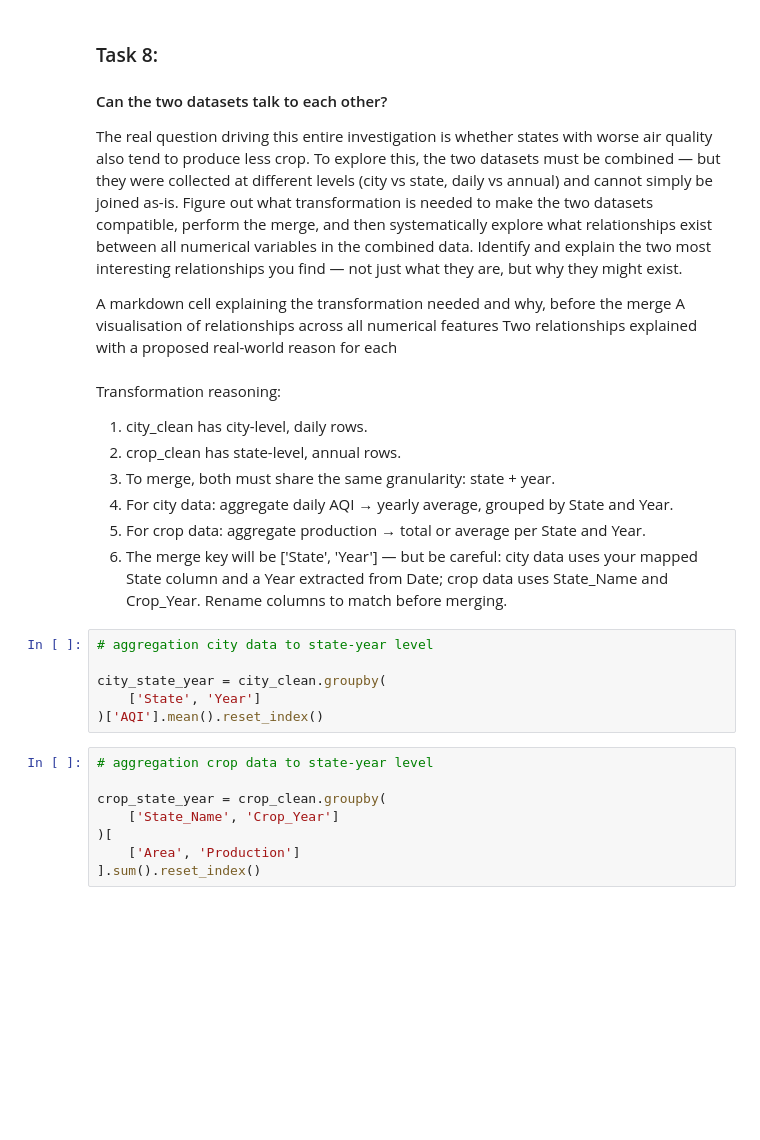
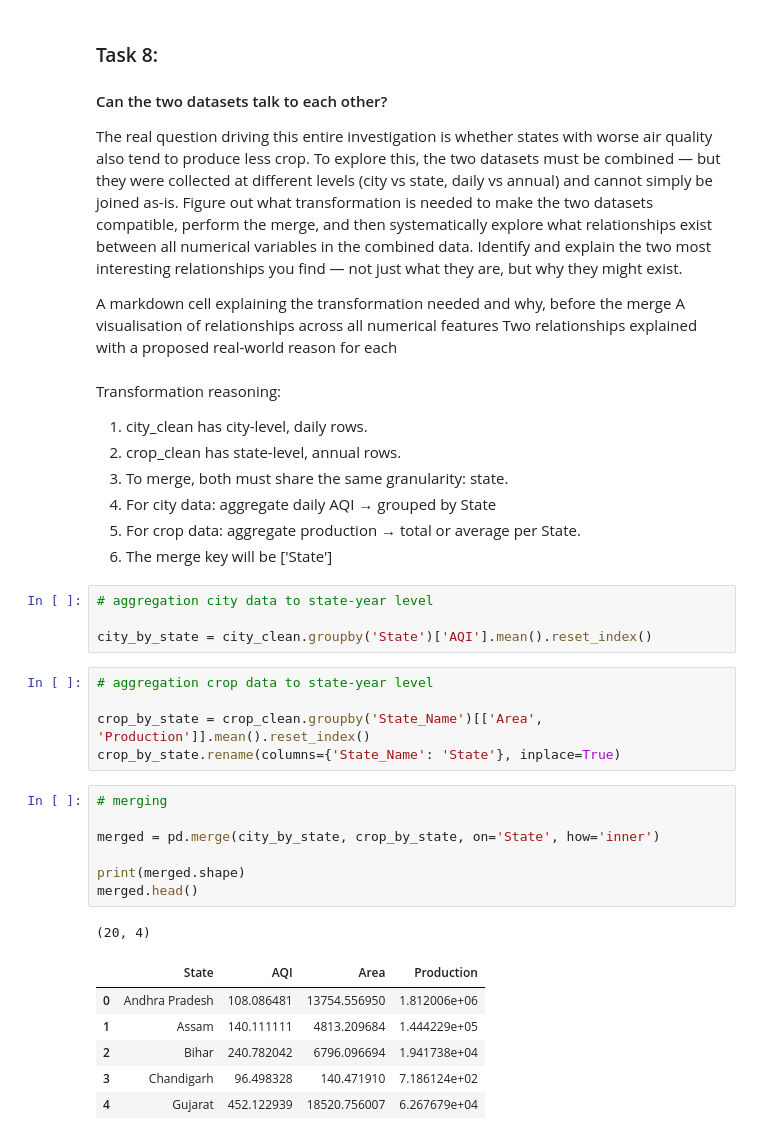
Before and after one commit to OCTehckie18/ML-Lab-2547237, a Jupyter notebook: Lab2/Lab2-copy1.ipynb, the cells around one changed output. Cells and saved outputs as stored; diff of their text form; blank space fills up the shorter version.

```diff
--- a/Lab2/Lab2-copy1.ipynb
+++ b/Lab2/Lab2-copy1.ipynb
@@ -715,21 +715,31 @@ Two relationships explained with a proposed real-world reason for each
 Transformation reasoning:
 1. city_clean has city-level, daily rows.
 2. crop_clean has state-level, annual rows.
-3. To merge, both must share the same granularity: state + year.
-4. For city data: aggregate daily AQI → yearly average, grouped by State and Year.
-5. For crop data: aggregate production → total or average per State and Year.
-6. The merge key will be ['State', 'Year'] — but be careful: city data uses your mapped State column and a Year extracted from Date; crop data uses State_Name and Crop_Year. Rename columns to match before merging.
+3. To merge, both must share the same granularity: state.
+4. For city data: aggregate daily AQI → grouped by State
+5. For crop data: aggregate production → total or average per State.
+6. The merge key will be ['State']
 # %%
 # aggregation city data to state-year level
 
-city_state_year = city_clean.groupby(
-    ['State', 'Year']
-)['AQI'].mean().reset_index()
+city_by_state = city_clean.groupby('State')['AQI'].mean().reset_index()
 # %%
 # aggregation crop data to state-year level
 
-crop_state_year = crop_clean.groupby(
-    ['State_Name', 'Crop_Year']
-)[
-    ['Area', 'Production']
-].sum().reset_index()
+crop_by_state = crop_clean.groupby('State_Name')[['Area', 'Production']].mean().reset_index()
+crop_by_state.rename(columns={'State_Name': 'State'}, inplace=True)
+# %%
+# merging
+
+merged = pd.merge(city_by_state, crop_by_state, on='State', how='inner')
+
+print(merged.shape)
+merged.head()
+# %% [output]
+(20, 4)
+|  | State | AQI | Area | Production |
+| 0 | Andhra Pradesh | 108.086481 | 13754.556950 | 1.812006e+06 |
+| 1 | Assam | 140.111111 | 4813.209684 | 1.444229e+05 |
+| 2 | Bihar | 240.782042 | 6796.096694 | 1.941738e+04 |
+| 3 | Chandigarh | 96.498328 | 140.471910 | 7.186124e+02 |
+| 4 | Gujarat | 452.122939 | 18520.756007 | 6.267679e+04 |
```
Also changed, not shown: parts of 5 cells of this notebook.
